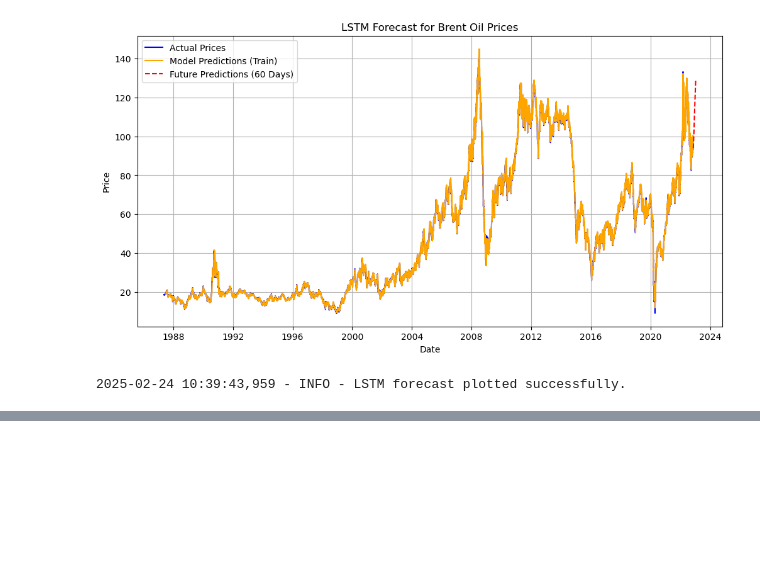
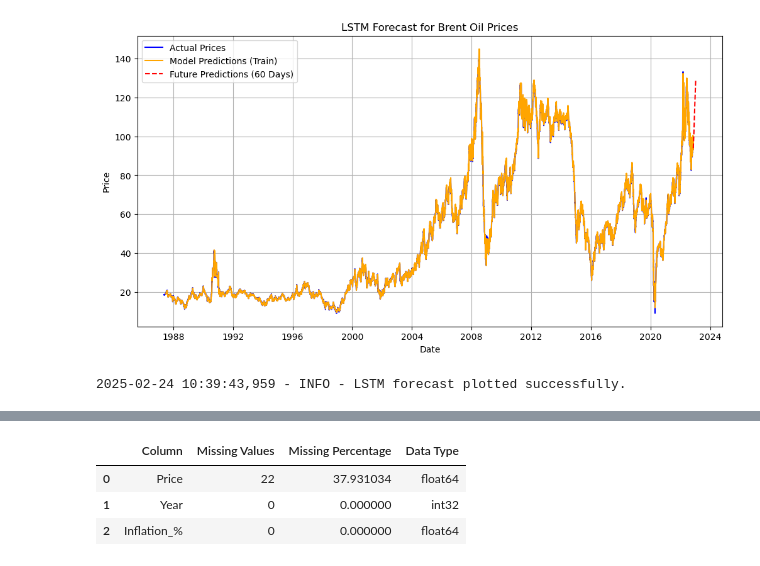
Before and after one commit to zereay74/Kaim-week-10, a Jupyter notebook: notebooks/Task_2_Oil_analysis_with_AI_and_Stat_Models.ipynb, the cells around one changed output, grey strips where cells are left out. Cells and saved outputs as stored; diff of their text form; code cells hidden in the pictures; blank space fills up the shorter version.

```diff
--- a/notebooks/Task_2_Oil_analysis_with_AI_and_Stat_Models.ipynb
+++ b/notebooks/Task_2_Oil_analysis_with_AI_and_Stat_Models.ipynb
@@ -104,0 +129,4 @@ future_predictions = analysis.forecast_lstm(future_days=60)
+# %%
+al_cleaner = DataCleaner(aligned_data)
+al_cleaner.check_missing_values()
+# %% [output]
@@ -104,0 +135,4 @@ future_predictions = analysis.forecast_lstm(future_days=60)
+|  | Column | Missing Values | Missing Percentage | Data Type |
+| 0 | Price | 22 | 37.931034 | float64 |
+| 1 | Year | 0 | 0.000000 | int32 |
+| 2 | Inflation_% | 0 | 0.000000 | float64 |
```
Also changed, not shown: parts of 21 cells of this notebook, 4 other files.
